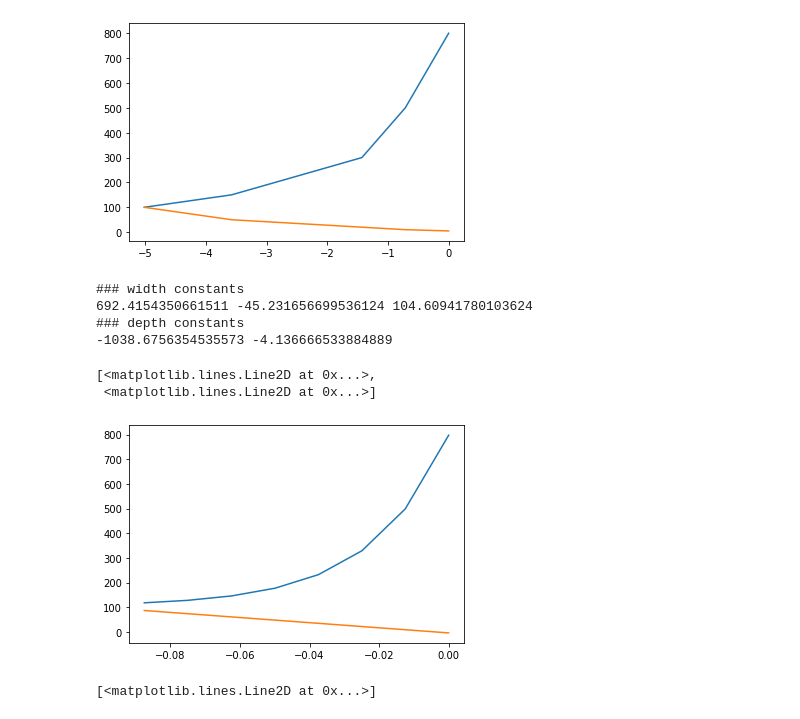
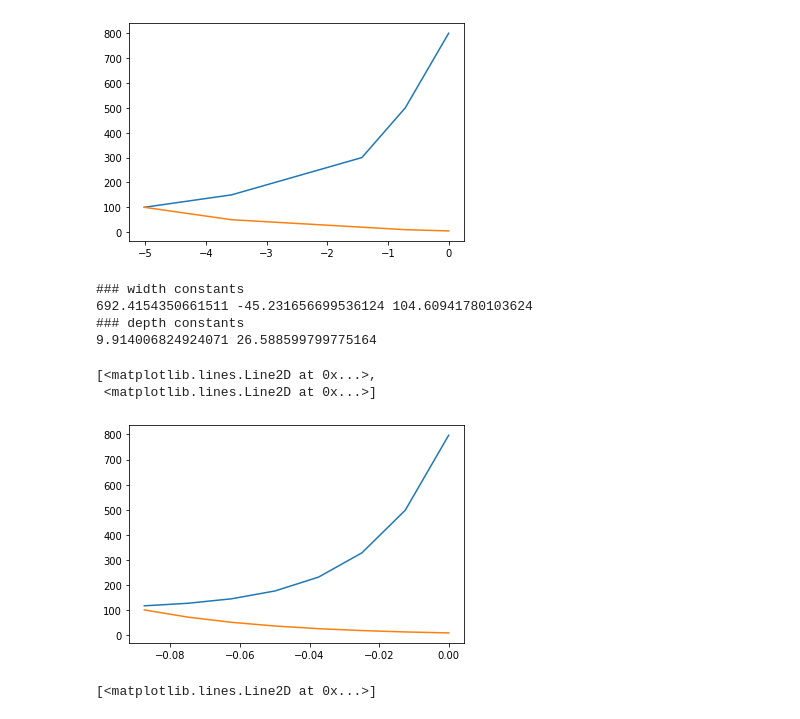
Before and after one commit to Manuel-Research-Group/meanderpy, a Jupyter notebook: meanderpy/Numerical Fits.ipynb, the cells around one changed output. Cells and saved outputs as stored; diff of their text form; code cells hidden in the pictures.

```diff
--- a/meanderpy/Numerical Fits.ipynb
+++ b/meanderpy/Numerical Fits.ipynb
@@ -21,25 +21,25 @@ plt.plot(slope * 180 / np.pi, width, slope * 180 / np.pi, depth)
 [figure]
 # %%
 W2, W1, W0 = curve_fit(lambda x, a, b, c: a * np.exp(-b * x) + c, slope, width)[0]
-D1, D0 = curve_fit(lambda x, a, b: a * x + b, slope, depth)[0]
+D2, D1 = curve_fit(lambda x, a, b: a * np.exp(-b * x), slope, depth)[0]
 
 fitted_width = W2 * np.exp(- W1 * slope) + W0
-fitted_depth = D1 * slope + D0
+fitted_depth = D2 * np.exp(- D1 * slope)
 
 print('### width constants')
 print(W2, W1, W0)
 
 print('### depth constants')
-print(D1, D0)
+print(D2, D1)
 plt.plot(slope, fitted_width, slope, fitted_depth)
 # %% [output]
 ### width constants
 692.4154350661511 -45.231656699536124 104.60941780103624
 ### depth constants
--1038.6756354535573 -4.136666533884889
+9.914006824924071 26.588599799775164
 [<matplotlib.lines.Line2D at 0x...>,
  <matplotlib.lines.Line2D at 0x...>]
-[figure, old version]
+[figure, new version]
 # %%
 L = 20000                     # channel length (m)
 W = 200.0                     # constant channel width (m)
```
Also changed, not shown: 8 other files.
